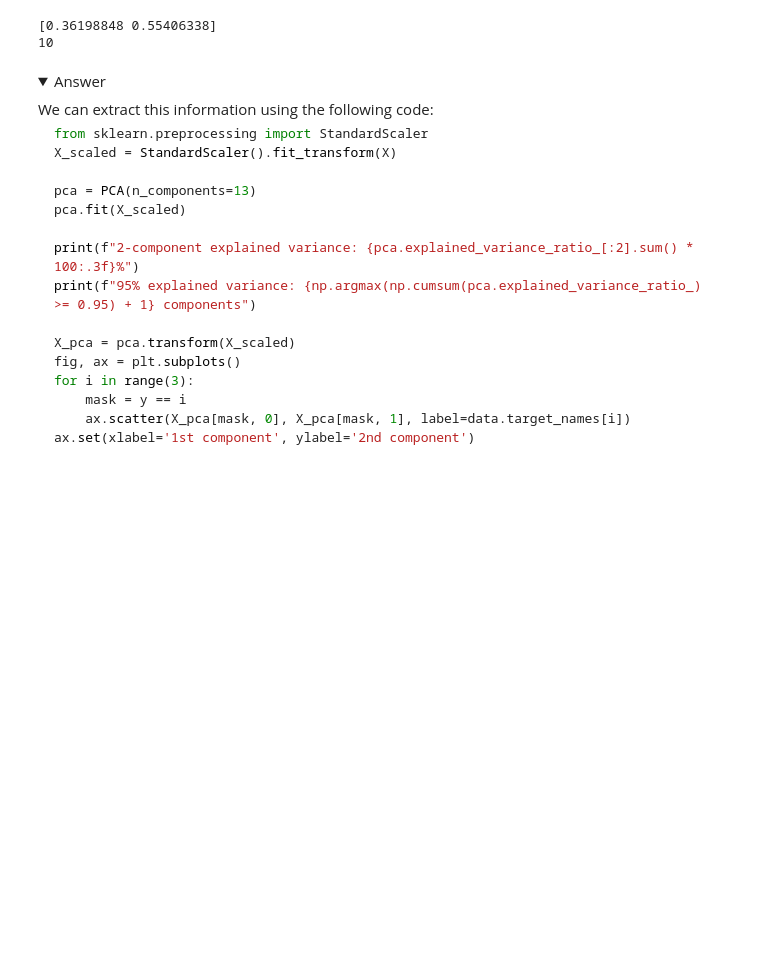
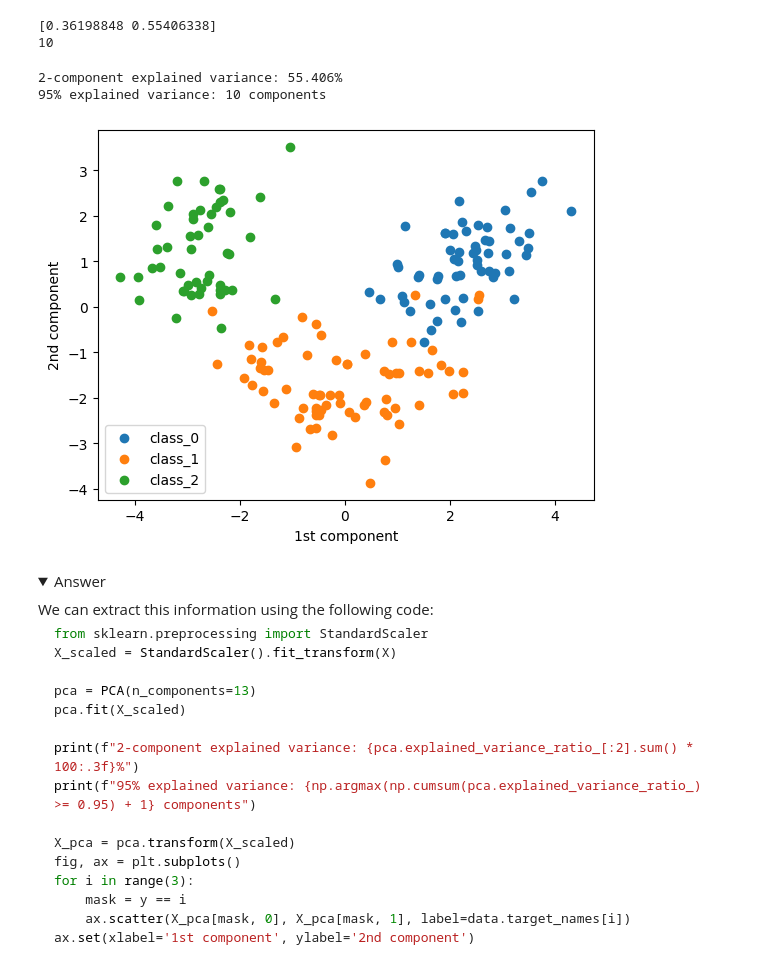
Before and after one commit to alanasmC1904/ML_module, a Jupyter notebook: workshop-3.ipynb, the cells around one changed output. Cells and saved outputs as stored; diff of their text form; code cells hidden in the pictures; folded sections open; blank space fills up the shorter version.

```diff
--- a/workshop-3.ipynb
+++ b/workshop-3.ipynb
@@ -390,6 +390,28 @@ X_pca = pca.transform(X_scaled) if pca.n_components_ == 2 else PCA(n_components=
 # %% [output]
 [0.36198848 0.55406338]
 10
+# %%
+from sklearn.preprocessing import StandardScaler
+X_scaled = StandardScaler().fit_transform(X)
+
+pca = PCA(n_components=13)
+pca.fit(X_scaled)
+
+print(f"2-component explained variance: {pca.explained_variance_ratio_[:2].sum() * 100:.3f}%")
+print(f"95% explained variance: {np.argmax(np.cumsum(pca.explained_variance_ratio_) >= 0.95) + 1} components")
+
+X_pca = pca.transform(X_scaled)
+fig, ax = plt.subplots()
+for i in range(3):
+    mask = y == i
+    ax.scatter(X_pca[mask, 0], X_pca[mask, 1], label=data.target_names[i])
+ax.set(xlabel='1st component', ylabel='2nd component')
+ax.legend()
+plt.show()
+# %% [output]
+2-component explained variance: 55.406%
+95% explained variance: 10 components
+[figure, added]
 # %% [markdown]
 <details>
 <summary> Answer </summary>
```
Also changed, not shown: parts of 16 cells of this notebook.
